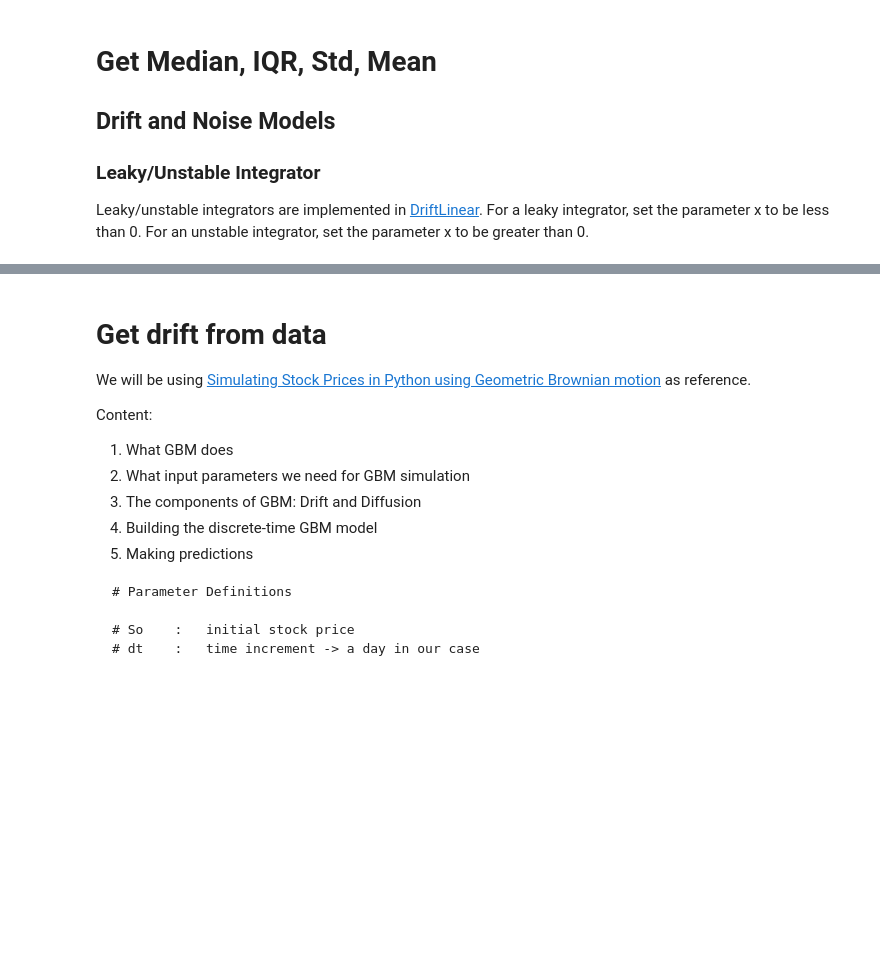
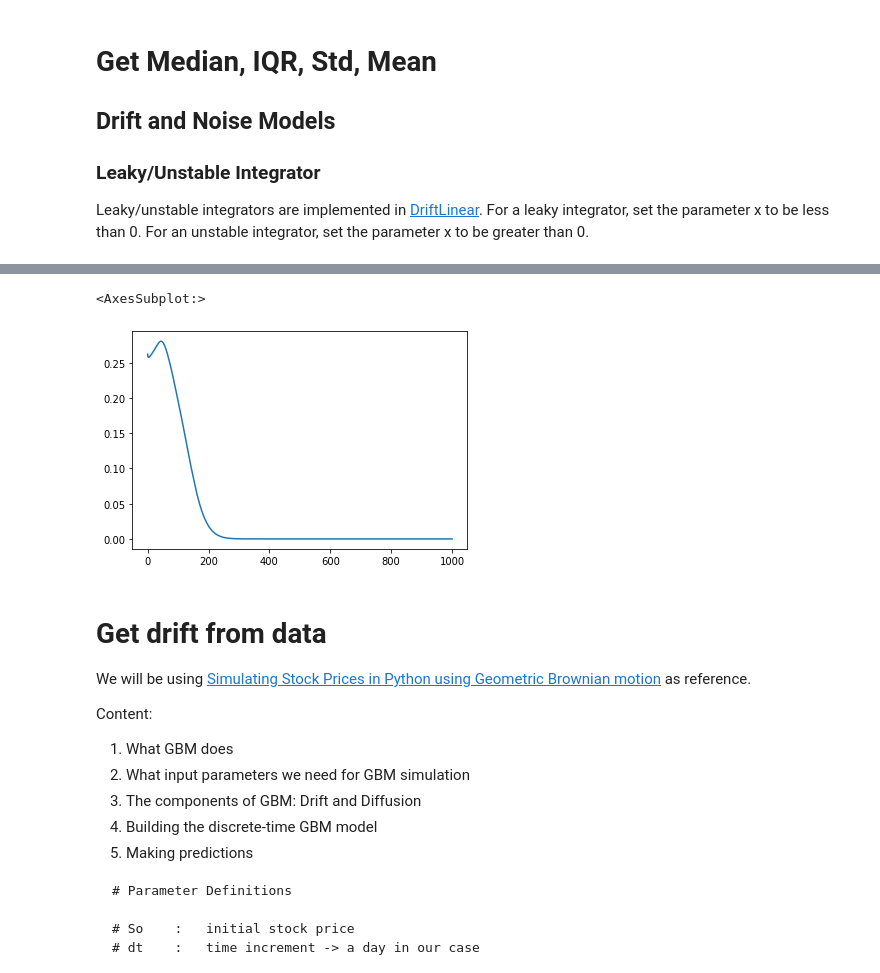
Before and after one commit to OmkarMehta/SSFwithNODE, a Jupyter notebook: pyddm-exploration/pyddm_understanding.ipynb, the cells around one changed output, grey strips where cells are left out. Drawn from its saved outputs; the diff is of its cells as text; code cells hidden in the pictures; blank space fills up the shorter version.

```diff
--- a/pyddm-exploration/pyddm_understanding.ipynb
+++ b/pyddm-exploration/pyddm_understanding.ipynb
@@ -414,0 +435,5 @@ data_df.set_index('t_domain').plot()
+# %%
+data_df['median'].plot()
+# %% [output]
+<AxesSubplot:>
+[figure, added]
```
Also changed, not shown: parts of 8 cells of this notebook.
